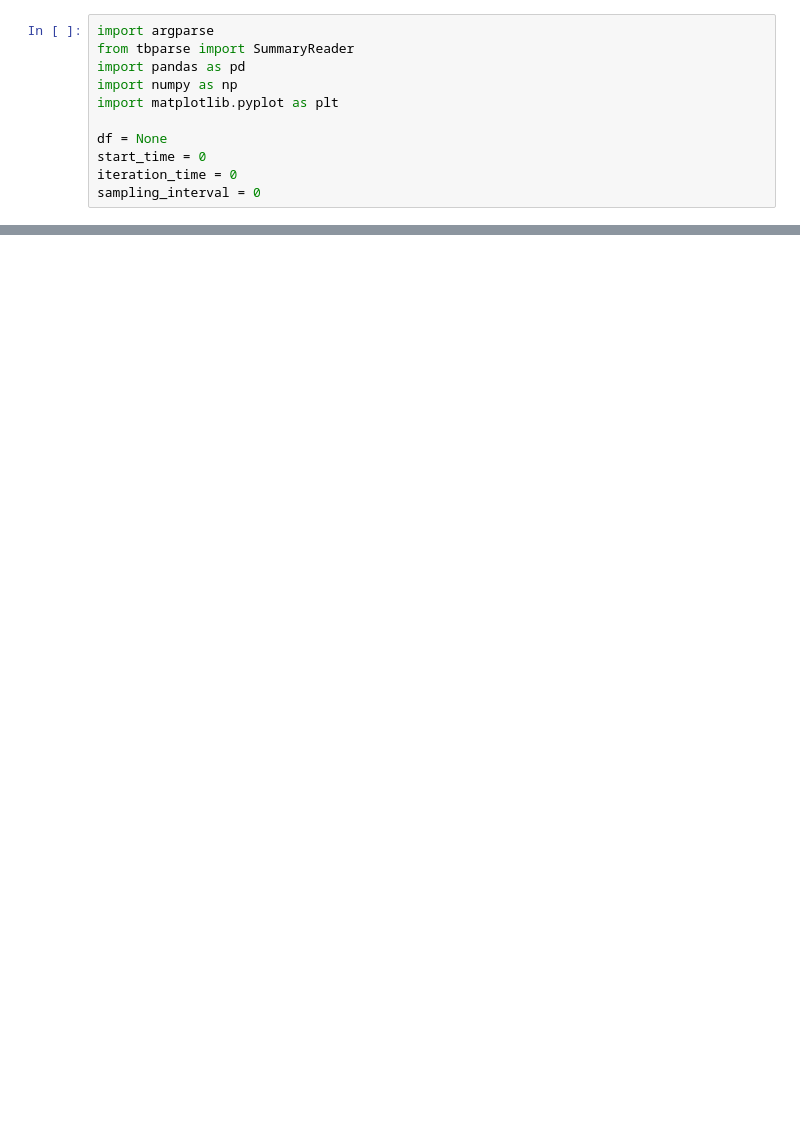
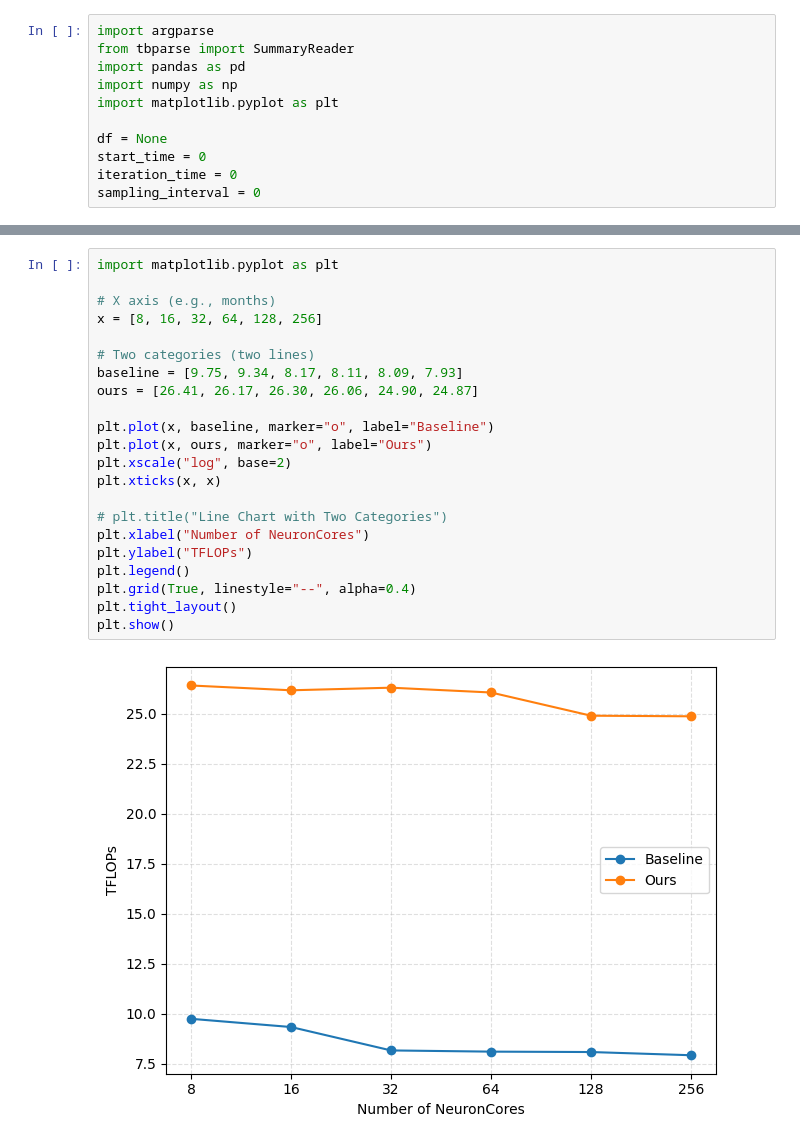
Before and after one commit to profetia/neuronx-distributed-training, a Jupyter notebook: examples/tensorboard_avg.ipynb, the cells around one changed output, grey strips where cells are left out. Saved outputs shown, nothing was run; the diff lists cells and outputs as text; blank space fills up the shorter version.

```diff
--- a/examples/tensorboard_avg.ipynb
+++ b/examples/tensorboard_avg.ipynb
@@ -389,0 +445,24 @@ plt.show()
+# %%
+import matplotlib.pyplot as plt
+
+# X axis (e.g., months)
+x = [8, 16, 32, 64, 128, 256]
+
+# Two categories (two lines)
+baseline = [9.75, 9.34, 8.17, 8.11, 8.09, 7.93]
+ours = [26.41, 26.17, 26.30, 26.06, 24.90, 24.87]
+
+plt.plot(x, baseline, marker="o", label="Baseline")
+plt.plot(x, ours, marker="o", label="Ours")
+plt.xscale("log", base=2)
+plt.xticks(x, x)
+
+# plt.title("Line Chart with Two Categories")
+plt.xlabel("Number of NeuronCores")
+plt.ylabel("TFLOPs")
+plt.legend()
+plt.grid(True, linestyle="--", alpha=0.4)
+plt.tight_layout()
+plt.show()
+# %% [output]
+[figure, added]
```
Also changed, not shown: parts of 15 cells of this notebook, 12 other files.
